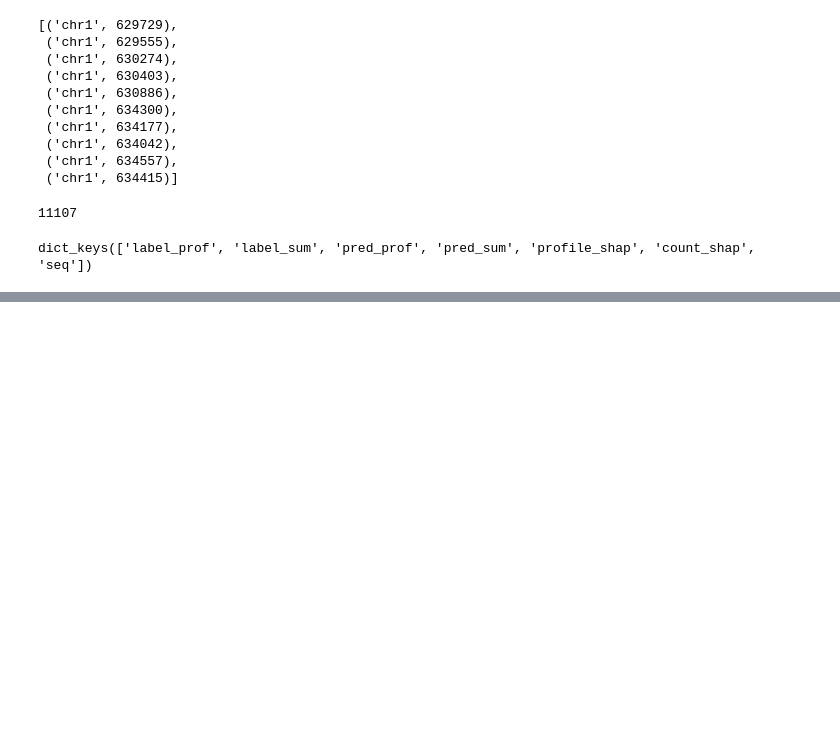
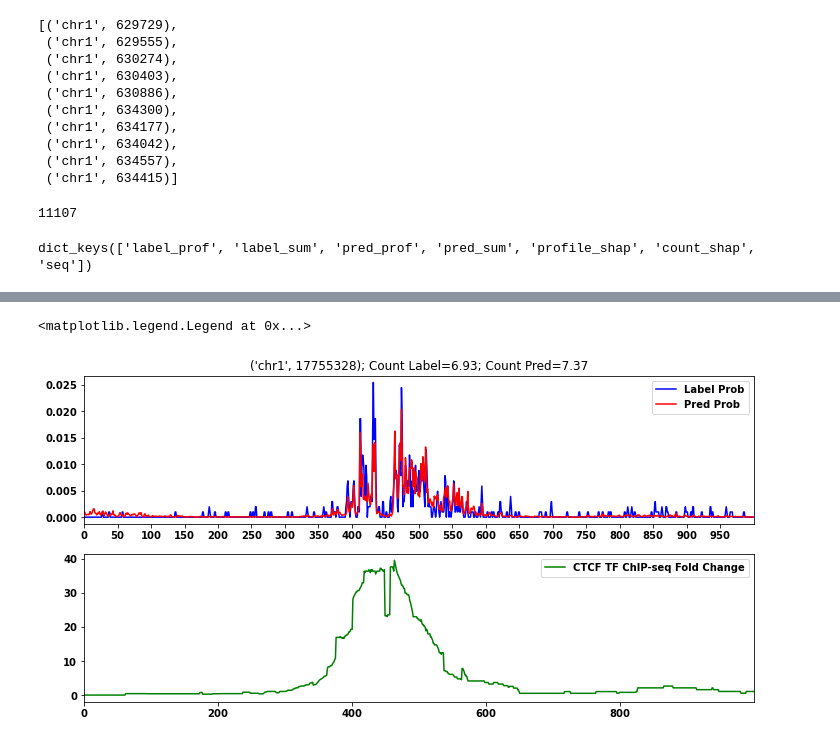
Before and after one commit to kundajelab/chrombpnet, a Jupyter notebook: accuracy_footprint_compare/vierstra_fp_vs_model_deepshap.ipynb, the cells around one changed output, grey strips where cells are left out. Saved outputs shown, nothing was run; the diff lists cells and outputs as text; code cells hidden in the pictures; blank space fills up the shorter version.

```diff
--- a/accuracy_footprint_compare/vierstra_fp_vs_model_deepshap.ipynb
+++ b/accuracy_footprint_compare/vierstra_fp_vs_model_deepshap.ipynb
@@ -38,6 +38,8 @@ len(vierstra)
 11107
 # %%
 tobias=pyBigWig.open("/oak/stanford/groups/akundaje/projects/enzymatic_bias_correction/tobias/dnase/footprints/K562_idr_footprints.bw",'r')
+# %%
+ctcf=pyBigWig.open("ENCFF050CCI.bigWig",'r')
 # %%
 cur_shap=pickle.load(open("/srv/scratch/annashch/chrombpnet/k562_dnase/bpnet/interpret/K562.DNASE.bias_corrected_bpnet_tobias.fold0.deepSHAP",'rb'))
 # %%
@@ -106,3 +111,20 @@ findfont: Font family ['normal'] not found. Falling back to DejaVu Sans.
+# %%
+xmin=0
+xmax=1000
+plt.rcParams["figure.figsize"]=12,6
+fig,axes=plt.subplots(2,1)
+axes[0].plot(label_prob,label='Label Prob',color='b')
+axes[0].plot(pred_prob,label='Pred Prob',color='r')
+axes[0].set_title(str(coord)+"; Count Label="+str(label_sum)+"; Count Pred="+str(pred_sum))
+axes[0].legend()
+axes[0].set_xlim(xmin,xmax)
+axes[0].set_xticks(list(range(xmin, xmax, 50,)))
+axes[1].plot(ctcf_vals,label="CTCF TF ChIP-seq Fold Change",color='g')
+axes[0].set_xticks(list(range(xmin, xmax, 50,)))
+axes[1].legend()
+# %% [output]
+<matplotlib.legend.Legend at 0x...>
+[figure, added]
 # %%
 true_vals=get_true_pos(tobias_vals,motif_coords)
 if true_vals is not None:
```
Also changed, not shown: parts of 16 cells of this notebook, 12 other files.
